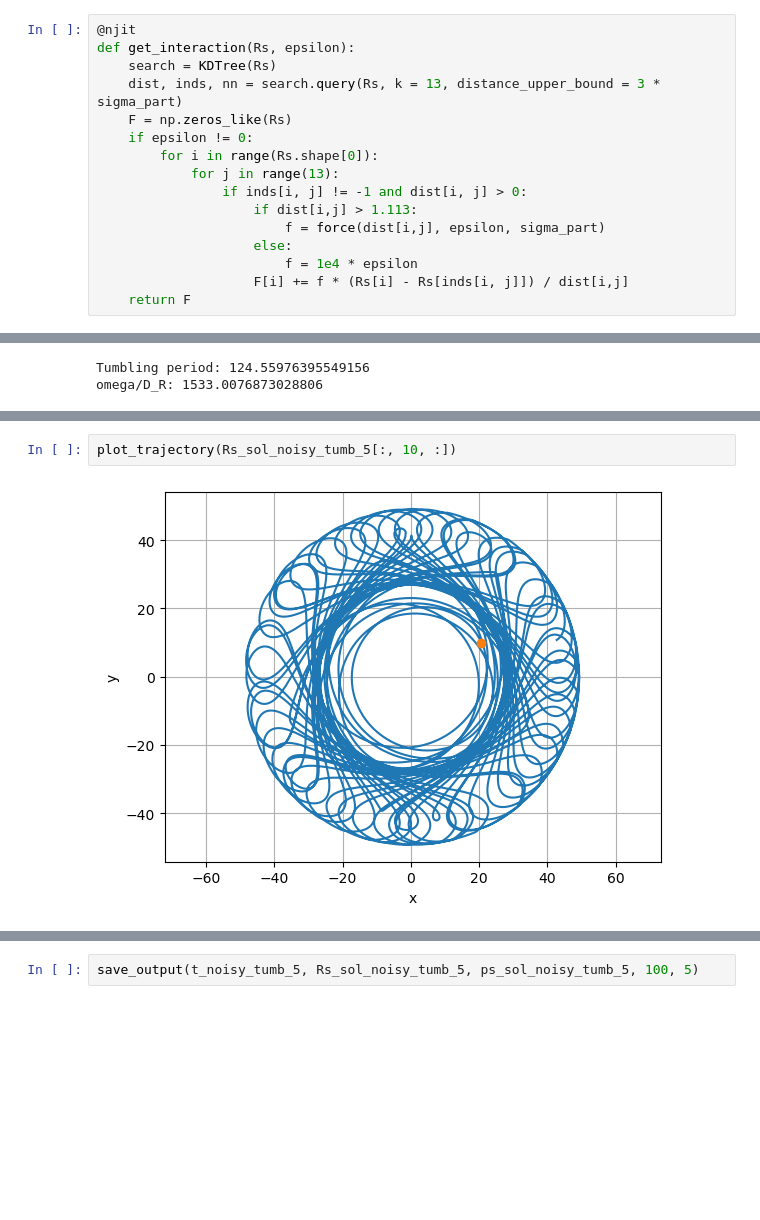
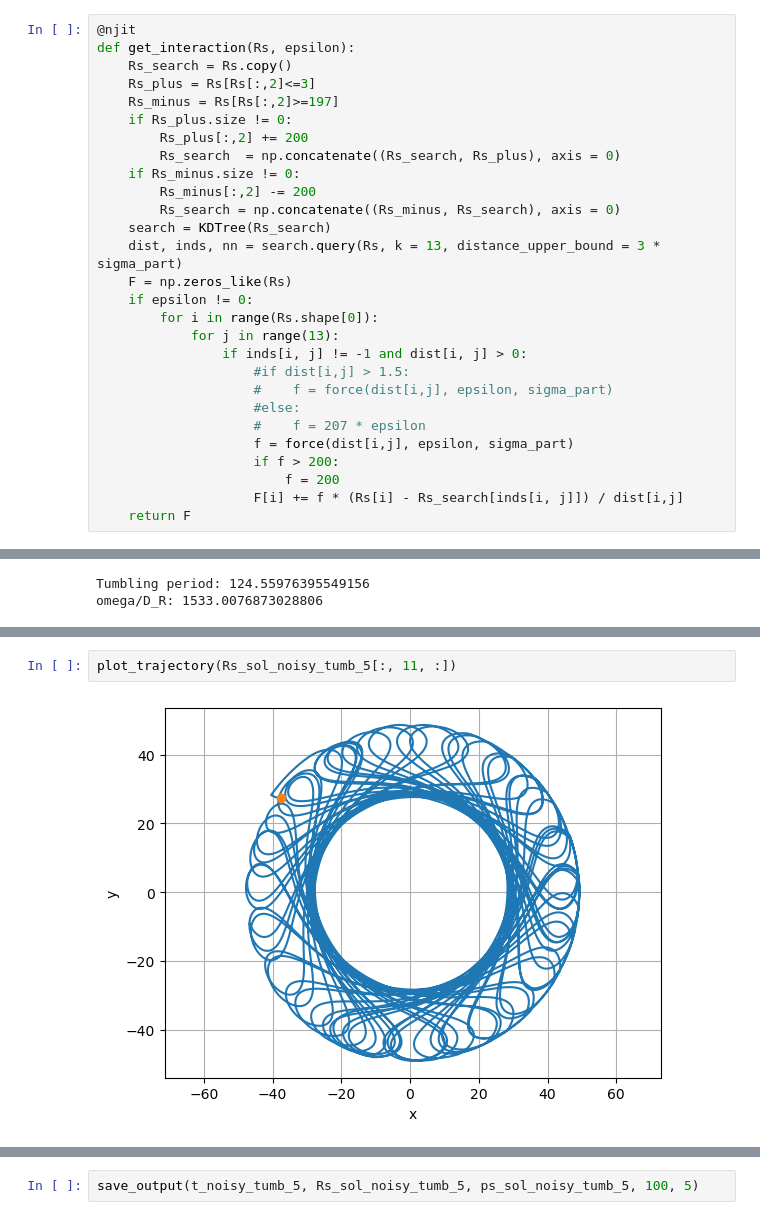
Before and after one commit to dzinty/microswimmers, a Jupyter notebook: many_swimmers_euler.ipynb, the cells around one changed output, grey strips where cells are left out. Drawn from its saved outputs; the diff is of its cells as text; blank space fills up the shorter version.

```diff
--- a/many_swimmers_euler.ipynb
+++ b/many_swimmers_euler.ipynb
@@ -287,18 +295,30 @@ def get_interaction_force(pos1, poses):
 # %%
 @njit
 def get_interaction(Rs, epsilon):
-    search = KDTree(Rs)
+    Rs_search = Rs.copy()
+    Rs_plus = Rs[Rs[:,2]<=3]
+    Rs_minus = Rs[Rs[:,2]>=197]
+    if Rs_plus.size != 0:
+        Rs_plus[:,2] += 200
+        Rs_search  = np.concatenate((Rs_search, Rs_plus), axis = 0)
+    if Rs_minus.size != 0:
+        Rs_minus[:,2] -= 200
+        Rs_search = np.concatenate((Rs_minus, Rs_search), axis = 0)
+    search = KDTree(Rs_search)
     dist, inds, nn = search.query(Rs, k = 13, distance_upper_bound = 3 * sigma_part)
     F = np.zeros_like(Rs)
     if epsilon != 0:
         for i in range(Rs.shape[0]):
             for j in range(13):
                 if inds[i, j] != -1 and dist[i, j] > 0:
-                    if dist[i,j] > 1.113:
-                        f = force(dist[i,j], epsilon, sigma_part)
-                    else:
-                        f = 1e4 * epsilon
-                    F[i] += f * (Rs[i] - Rs[inds[i, j]]) / dist[i,j]
+                    #if dist[i,j] > 1.5:
+                    #    f = force(dist[i,j], epsilon, sigma_part)
+                    #else:
+                    #    f = 207 * epsilon
+                    f = force(dist[i,j], epsilon, sigma_part)
+                    if f > 200:
+                        f = 200
+                    F[i] += f * (Rs[i] - Rs_search[inds[i, j]]) / dist[i,j]
     return F
 # %%
 Rs = np.array([[1, 0, 0], [0, 1, 0], [3, 3, 0]], dtype = np.float64)
@@ -807,7 +811,7 @@ plot_2d(Rs_sol_noisy_tumb_5[-1,:,:])
 # %%
-plot_trajectory(Rs_sol_noisy_tumb_5[:, 10, :])
+plot_trajectory(Rs_sol_noisy_tumb_5[:, 11, :])
 # %% [output]
-[figure, old version]
+[figure, new version]
 # %%
 fig, axs = plt.subplots()
 i = 10
```
Also changed, not shown: parts of 25 cells of this notebook, 1 other file.
